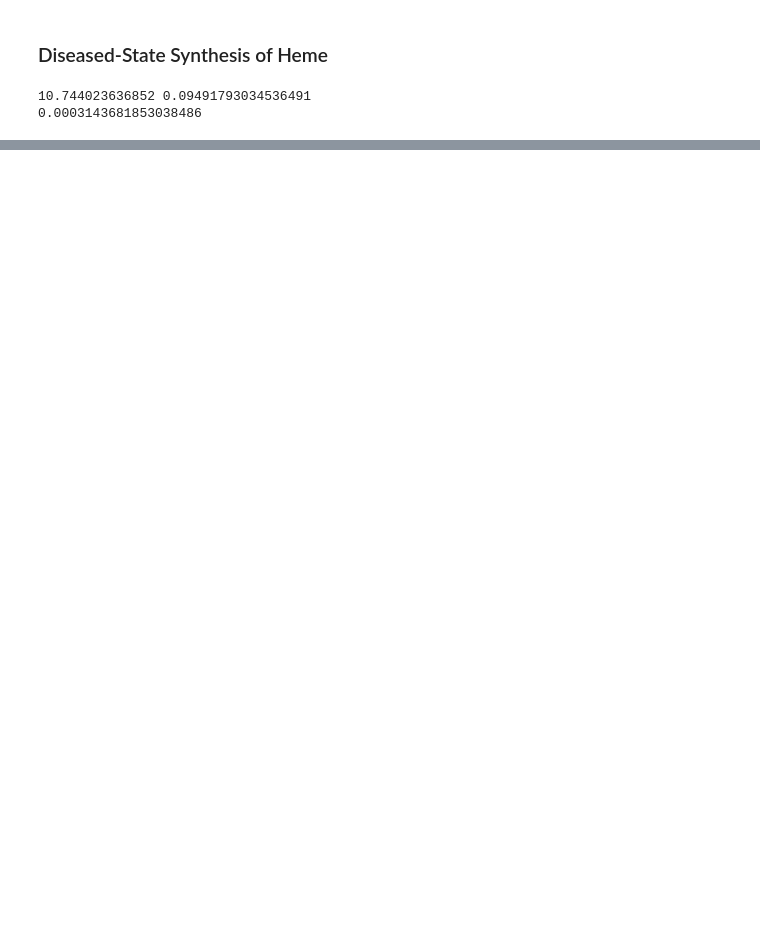
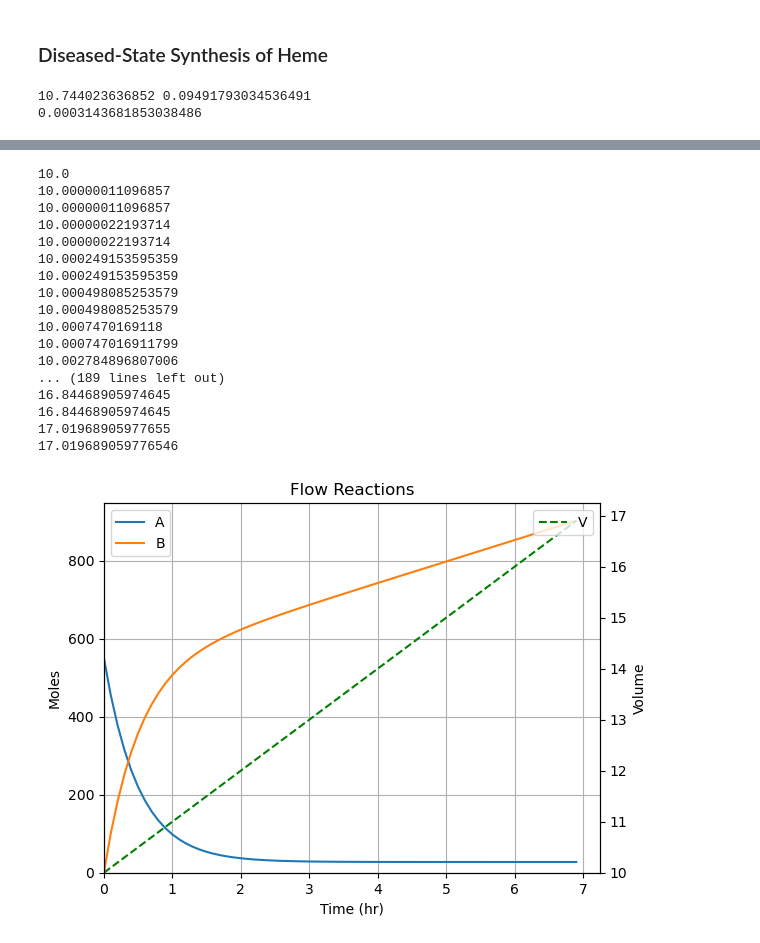
Before and after one commit to penelopenorth/PBL2, a Jupyter notebook: equations.ipynb, the cells around one changed output, grey strips where cells are left out. Drawn from its saved outputs; the diff is of its cells as text; code cells hidden in the pictures; blank space fills up the shorter version.

```diff
--- a/equations.ipynb
+++ b/equations.ipynb
@@ -286,0 +356,57 @@ $ E + G
+# %%
+import numpy as np
+import scipy.integrate as integrate
+import matplotlib.pyplot as plt
+
+tspan = np.arange(0.0, 7.0, 0.1)  # time span for integration
+dens = 55.0  # Molar density of fluid in mol/liter
+k1 = 2.0  # Reaction rate constant in 1/hr, assuming first order reaction
+n = 55.0  # Molar flow rate, in mol/hr, of reactant A into vessel
+X0 = np.array([550.0, 0.0])  # Initial moles of A and B in vessel
+
+def FlowReact(X, t):
+    # Moles of A is X[0], Moles of B is X[1]
+    vol = (X[0] + X[1]) / dens    # Converts moles to liters
+    print(vol)
+    A_conc = X[0] / vol
+    dX_0 = n - k1 * vol * A_conc  # Change in A is flow in - consumption
+    dX_1 = k1 * vol * A_conc      # Change in B is generation
+    return np.array([dX_0, dX_1])
+
+solution = integrate.odeint(FlowReact, X0, tspan)  # Solve ode
+vol = (solution[:, 0] + solution[:, 1]) / dens     # Calc volume at each step
+
+fig, ax1 = plt.subplots()      # Create plot for use with two y-axes
+ax1.plot(tspan, solution)      # Plot of moles vs. time on axis 1 (left)
+plt.title("Flow Reactions")    # Set plot title
+plt.xlabel("Time (hr)")        # Set x-axis title
+plt.ylabel("Moles")            # Set y-axis title (left)
+plt.legend(["A", "B"])         # Set legend for left axis
+plt.xlim(left=0)               # Set lower x-axis value to 0
+plt.ylim(bottom=0)             # Set lower y-axis (left) value to 0
+ax1.grid()                     # Toggle on grid-lines for axis 1
+ax2 = ax1.twinx()              # Create 2nd y-axis using the same x-axis
+ax2.plot(tspan, vol, "g--")    # Add plot of volume vs time with green dashed line
+ax2.set_ylabel("Volume")       # Set y-axis title (right)
+ax2.set_ylim(bottom=10)        # Set y-axis (right) lower value to 10
+ax2.legend("Volume", loc="upper right")  # Set Legend for 2nd axis
+plt.show()
+# %% [output]
+10.0
+10.00000011096857
+10.00000011096857
+10.00000022193714
+10.00000022193714
+10.000249153595359
+10.000249153595359
+10.000498085253579
+10.000498085253579
+10.0007470169118
+10.000747016911799
+10.002784896807006
+... (189 lines left out)
+16.84468905974645
+16.84468905974645
+17.01968905977655
+17.019689059776546
+[figure, added]
```
Also changed, not shown: parts of 26 cells of this notebook.
